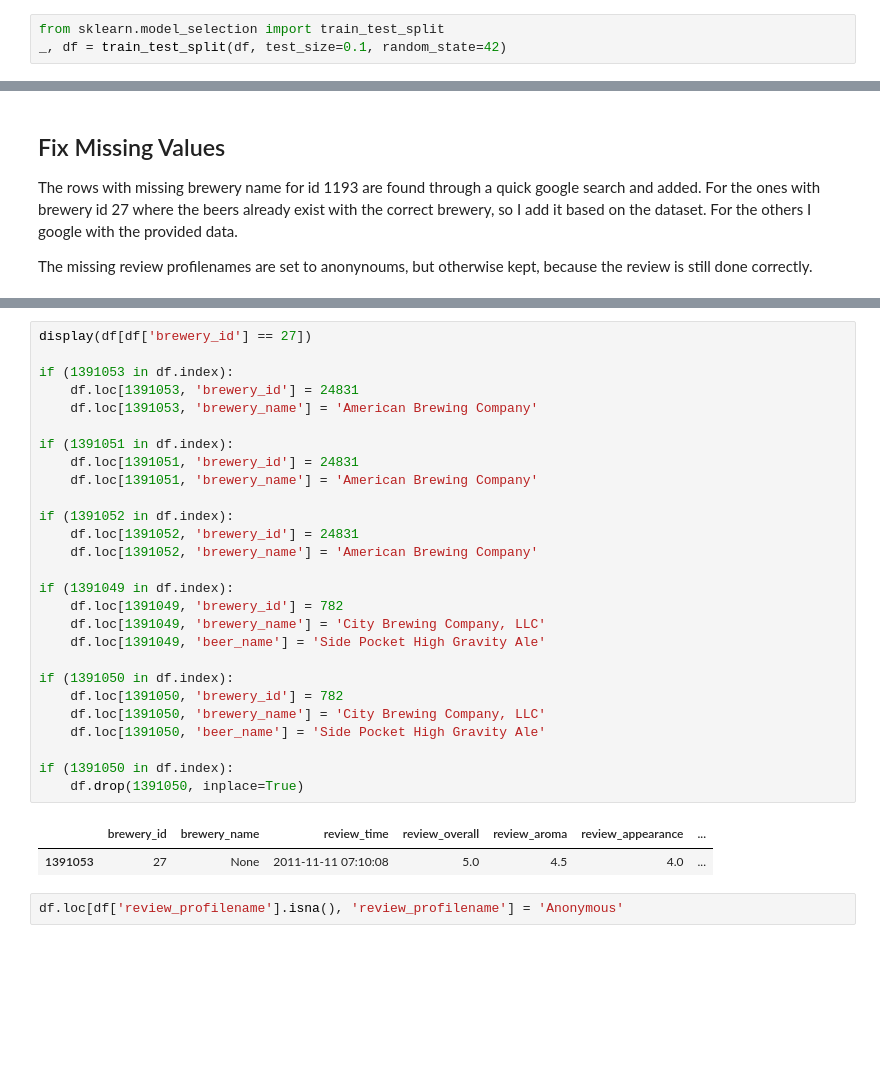
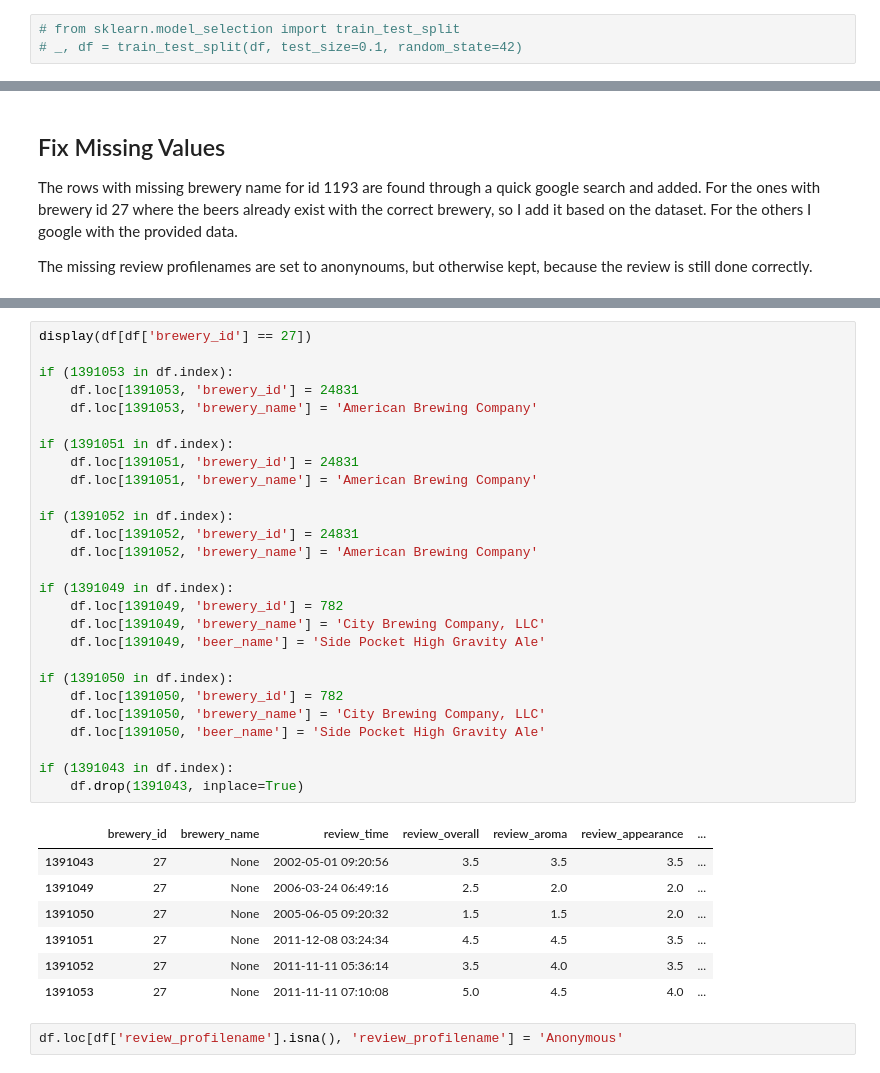
Before and after one commit to chrisizeh/ML-NN-Parameter-Search, a Jupyter notebook: src/Beer_Reviews.ipynb, the cells around one changed output, grey strips where cells are left out. Saved outputs shown, nothing was run; the diff lists cells and outputs as text; blank space fills up the shorter version.

```diff
--- a/src/Beer_Reviews.ipynb
+++ b/src/Beer_Reviews.ipynb
@@ -39,8 +59,8 @@ NameError: name 'arff' is not defined
 # %% [markdown]
 Use only 10% of the data
 # %%
-from sklearn.model_selection import train_test_split
-_, df = train_test_split(df, test_size=0.1, random_state=42)
+# from sklearn.model_selection import train_test_split
+# _, df = train_test_split(df, test_size=0.1, random_state=42)
 # %%
 len(df)
 # %% [output]
@@ -95,32 +144,37 @@ display(df[df['brewery_id'] == 1193])
 # %%
 display(df[df['brewery_id'] == 27])
 
 if (1391053 in df.index):
     df.loc[1391053, 'brewery_id'] = 24831
     df.loc[1391053, 'brewery_name'] = 'American Brewing Company'
 
 if (1391051 in df.index):
     df.loc[1391051, 'brewery_id'] = 24831
     df.loc[1391051, 'brewery_name'] = 'American Brewing Company'
 
 if (1391052 in df.index):
     df.loc[1391052, 'brewery_id'] = 24831
     df.loc[1391052, 'brewery_name'] = 'American Brewing Company'
 
 if (1391049 in df.index):
     df.loc[1391049, 'brewery_id'] = 782
     df.loc[1391049, 'brewery_name'] = 'City Brewing Company, LLC'
     df.loc[1391049, 'beer_name'] = 'Side Pocket High Gravity Ale'
 
 if (1391050 in df.index):
     df.loc[1391050, 'brewery_id'] = 782
     df.loc[1391050, 'brewery_name'] = 'City Brewing Company, LLC'
     df.loc[1391050, 'beer_name'] = 'Side Pocket High Gravity Ale'
 
-if (1391050 in df.index):
-    df.drop(1391050, inplace=True)
+if (1391043 in df.index):
+    df.drop(1391043, inplace=True)
 # %% [output]
 |  | brewery_id | brewery_name | review_time | review_overall | review_aroma | review_appearance | ... |
+| 1391043 | 27 | None | 2002-05-01 09:20:56 | 3.5 | 3.5 | 3.5 | ... |
+| 1391049 | 27 | None | 2006-03-24 06:49:16 | 2.5 | 2.0 | 2.0 | ... |
+| 1391050 | 27 | None | 2005-06-05 09:20:32 | 1.5 | 1.5 | 2.0 | ... |
+| 1391051 | 27 | None | 2011-12-08 03:24:34 | 4.5 | 4.5 | 3.5 | ... |
+| 1391052 | 27 | None | 2011-11-11 05:36:14 | 3.5 | 4.0 | 3.5 | ... |
 | 1391053 | 27 | None | 2011-11-11 07:10:08 | 5.0 | 4.5 | 4.0 | ... |
 # %%
 df.loc[df['review_profilename'].isna(), 'review_profilename'] = 'Anonymous'
```
Also changed, not shown: parts of 60 cells of this notebook, 6 other files.
